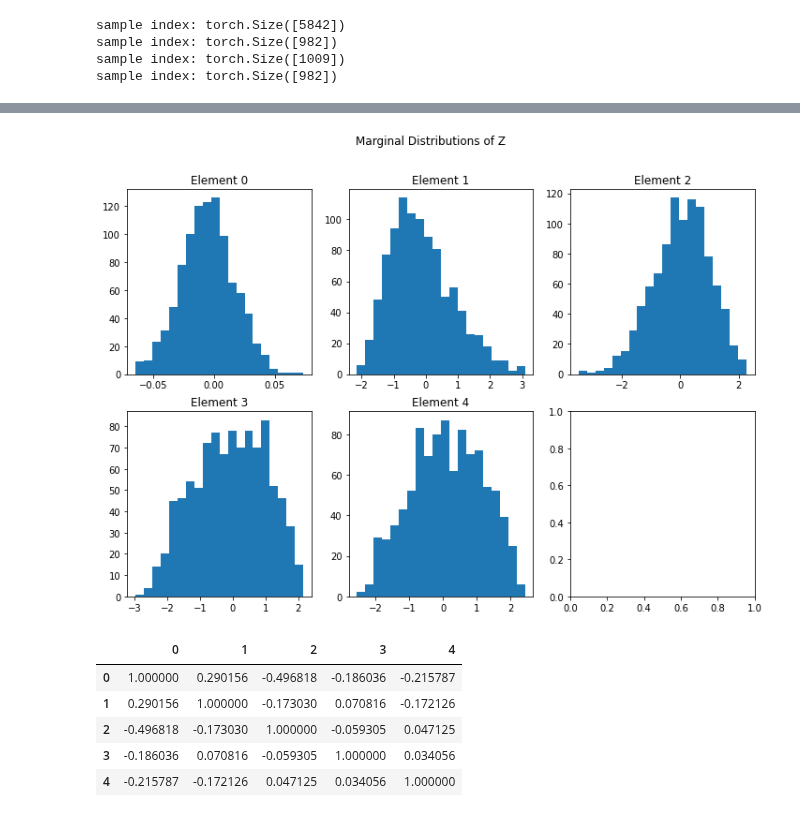
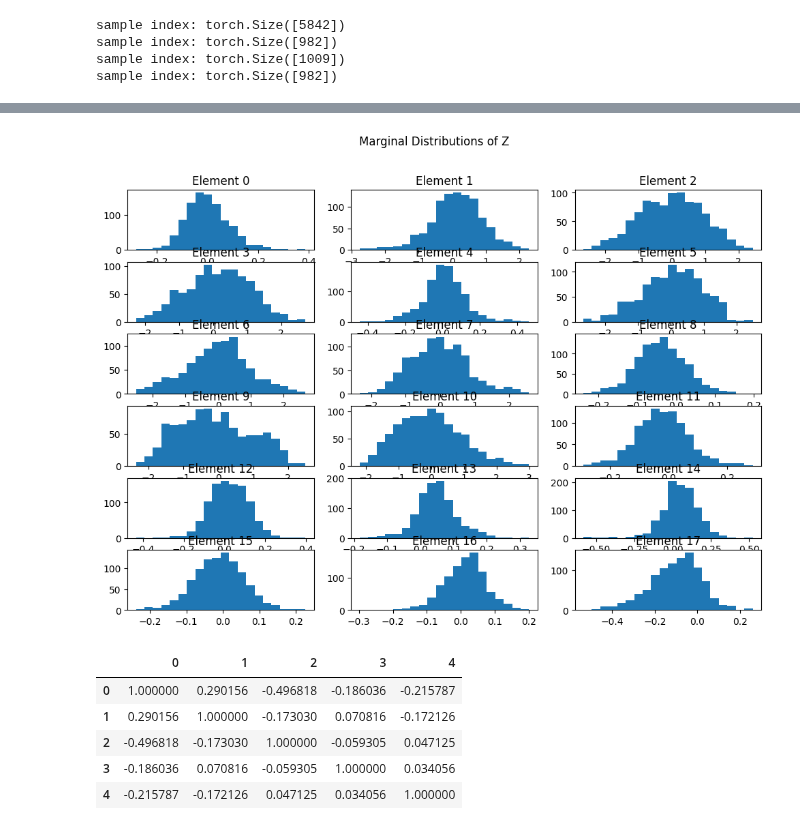
Before and after one commit to danielputerman/thesis, a Jupyter notebook: 49-VAE.ipynb, the cells around one changed output, grey strips where cells are left out. Cells and saved outputs as stored; diff of their text form; code cells hidden in the pictures.

```diff
--- a/49-VAE.ipynb
+++ b/49-VAE.ipynb
@@ -28,6 +41,10 @@ def display_images(in_, out, n=1, label=None, count=False):
             plt.imshow(out_pic[i+4*N])
             plt.axis('off')
             if count: plt.title(str(4 * N + i), color='w')
+        for i in range(4):
+            baseline = in_pic[i+4*N]
+            current = out_pic[i+4*N]
+            print(F"Diff score: {normalized_euclidean_distance_between_tensors(baseline, current)}")
 # %%
 # Set random seeds
 
@@ -78,7 +95,7 @@ class MCDropout(torch.nn.Dropout):
 # %%
 # Defining the model
 
-d = 5
+d = 20
 
 class VAE(nn.Module):
     def __init__(self):
@@ -209 +226,24 @@ torch.Size([8, 28, 28])
 ... (11 outputs left out)
+# %%
+codes = dict(μ=list(), logσ2=list(), y=list())
+# Testing
+means, logvars, labels = list(), list(), list()
+with torch.no_grad():
+    model.eval()
+    test_loss = 0
+    for x, y in test_loader:
+        x = x.to(device)
+        # ===================forward=====================
+        x_hat, mu, logvar = model(x)
+        test_loss += loss_function(x_hat, x, mu, logvar).item()
+        # =====================log=======================
+        means.append(mu.detach())
+        logvars.append(logvar.detach())
+        labels.append(y.detach())
+# ===================log========================
+codes['μ'].append(torch.cat(means))
+codes['logσ2'].append(torch.cat(logvars))
+codes['y'].append(torch.cat(labels))
+test_loss /= len(test_loader.dataset)
+print(f'====> Test set loss: {test_loss:.4f}')
+display_images(x, x_hat, 1, f'Epoch {epoch}')
@@ -210,14 +270,14 @@ torch.Size([8, 28, 28])
 # %%
-test_mu_tensor = torch.Tensor(codes['μ'][10])
-std_fig, axes = plt.subplots(nrows=2, ncols=3, figsize=(12,8))
+test_mu_tensor = torch.Tensor(codes['μ'][0])
+std_fig, axes = plt.subplots(nrows=6, ncols=3, figsize=(12,8))
 std_fig.suptitle('Marginal Distributions of Z')
-for i in range(5):
+for i in range(18):
     ax = axes[int(i/3),i%3]
     ax.hist(test_mu_tensor[:,i].numpy(), 20)
     ax.set_title(F"Element {i}")
 plt.show()
 # %% [output]
-[figure, old version]
+[figure, new version]
 # %%
 import pandas as pd
 df = pd.DataFrame(test_mu_tensor.numpy())
```
Also changed, not shown: parts of 5 cells of this notebook, 2 other files.
